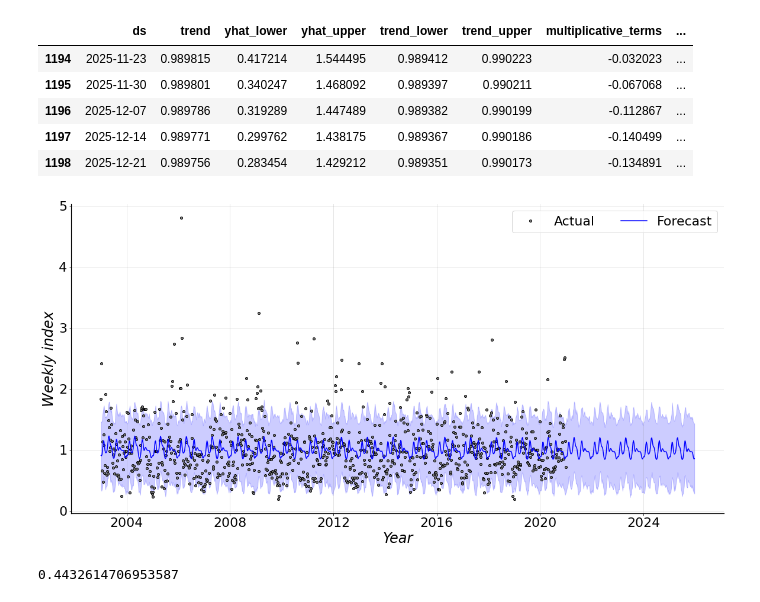
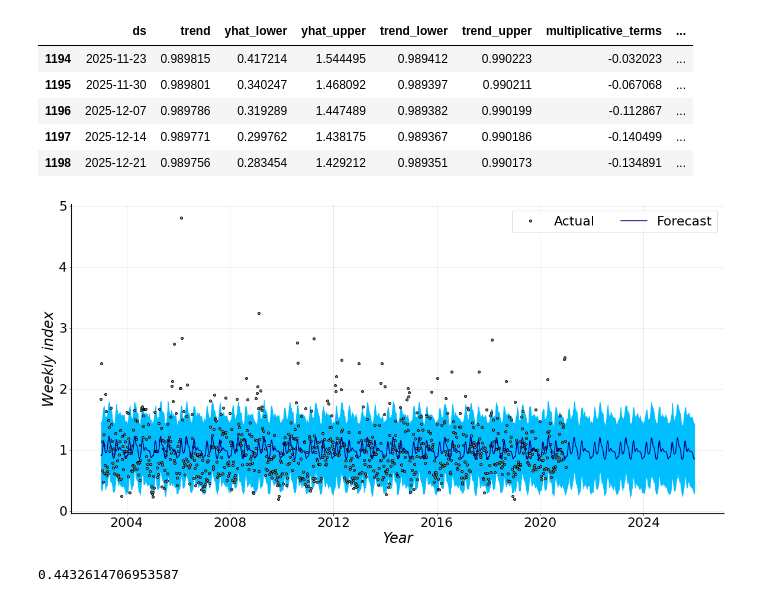
Before and after one commit to ADv0rnik/Data-analysis-for-JER, a Jupyter notebook: Holt_winters_model.ipynb, the cells around one changed output. Cells and saved outputs as stored; diff of their text form; code cells hidden in the pictures.

```diff
--- a/Holt_winters_model.ipynb
+++ b/Holt_winters_model.ipynb
@@ -403,33 +404,34 @@ INFO:fbprophet:Disabling daily seasonality. Run prophet with daily_seasonality=T
 | 1197 | 2025-12-14 | 0.989771 | 0.299762 | 1.438175 | 0.989367 | 0.990186 | -0.140499 | ... |
 | 1198 | 2025-12-21 | 0.989756 | 0.283454 | 1.429212 | 0.989351 | 0.990173 | -0.134891 | ... |
 # %%
-fig2=m1.plot(fcst, uncertainty=False, plot_cap=True, ylabel='Weekly index', figsize=(16,8))
+fig2=m1.plot(fcst, uncertainty=False, plot_cap=True, figsize=(16,8))
 ax = fig2.gca()
 ax.set_xlabel('Year',
                fontsize = 24,
                fontstyle='oblique',
                fontweight = 'medium')
 ax.set_ylabel('Weekly index',
                fontsize = 24,
                fontstyle='oblique',
                fontweight = 'normal')
 ax.tick_params(axis="x", labelsize=22)
 ax.tick_params(axis="y", labelsize=22)
 ax.spines['top'].set_visible(False)
 ax.spines['right'].set_visible(False)
 ax.spines['left'].set_lw(1.25)
 ax.spines['bottom'].set_lw(1.25)
 actual=ax.get_lines()[0]
 predict= ax.get_lines()[1]
 actual.set_marker('.')
 actual.set_markerfacecolor('gray')
 actual.set_markersize(8)
-predict.set_color('blue')
-ax.fill_between(fcst.ds, fcst.yhat_upper, fcst.yhat_lower,color = 'blue', alpha = 0.2)
+predict.set_color('navy')
+ax.fill_between(fcst.ds, fcst.yhat_upper, fcst.yhat_lower,color = 'deepskyblue')
+#plt.text(85000, 3320, '$RMSE$ = 0.53', fontsize = 22)
 ax.legend(labels=['Actual', 'Forecast'], fontsize = 22, ncol=2, loc = 1)
-fig2.savefig('/content/drive/MyDrive/Colab Notebooks/Data for JER/fig9.png', dpi = 120)
+fig2.savefig('/content/drive/MyDrive/Colab Notebooks/Data for JER/fig9.png', dpi = 80)
 # %% [output]
-[figure, old version]
+[figure, new version]
 # %%
 se = np.square(fcst.loc[:, 'yhat'] - df1.y)
 mse = np.mean(se)
```
Also changed, not shown: parts of 3 cells of this notebook.
